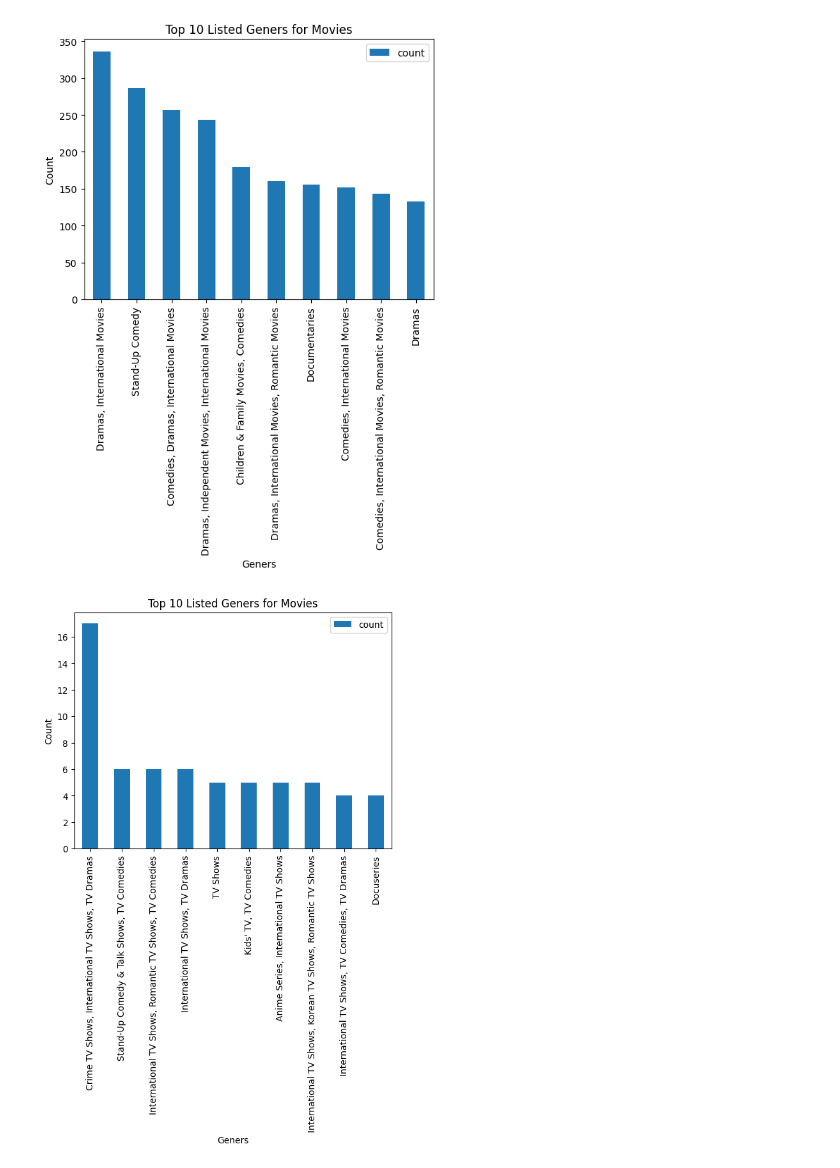
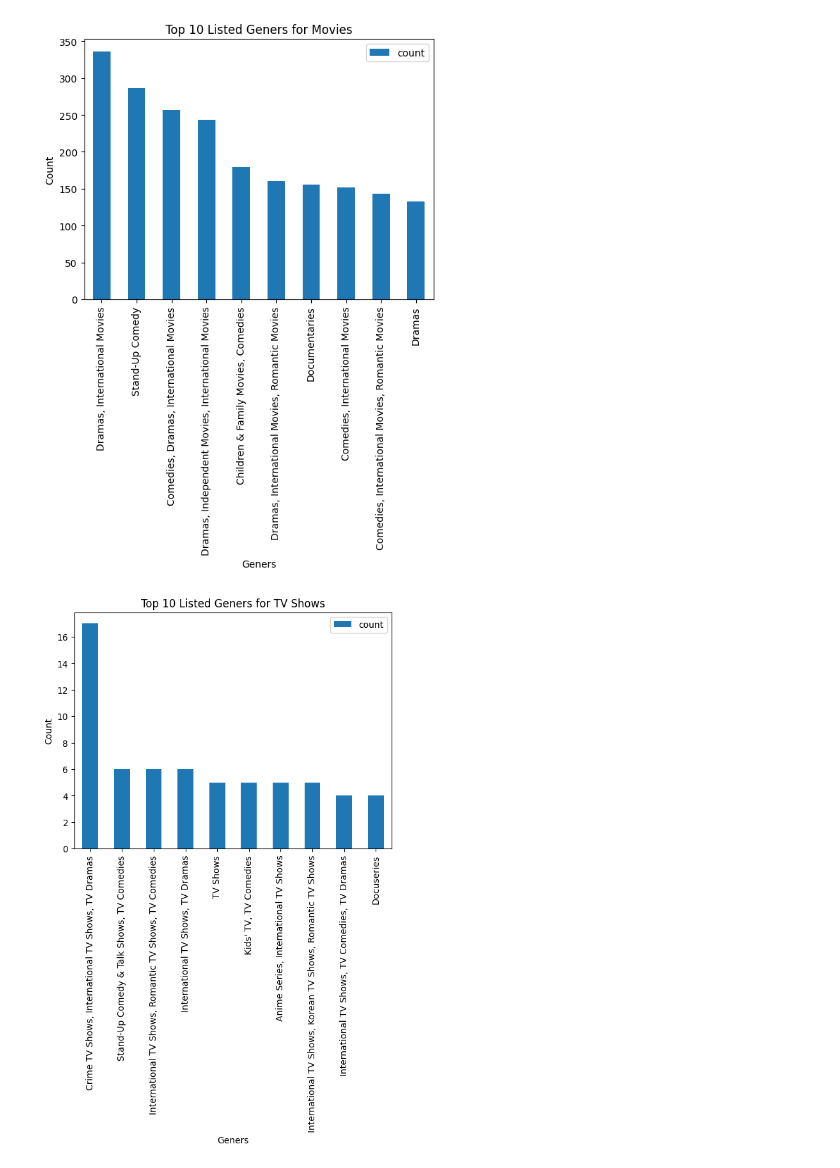
Before and after one commit to Gdyczko/Netflix-Movies-and-TV-Shows, a Jupyter notebook: Netflix_Movies_and_TV_Shows.ipynb, the cells around one changed output. Cells and saved outputs as stored; diff of their text form; code cells hidden in the pictures.

```diff
--- a/Netflix_Movies_and_TV_Shows.ipynb
+++ b/Netflix_Movies_and_TV_Shows.ipynb
@@ -599,9 +599,9 @@ plt.show()
 # %%
 # Visualization top 10 listed geners for TV Shows
 top_10_tv_shows_listed_in.plot(x='listed_in', y='count', kind='bar')
-plt.title("Top 10 Listed Geners for Movies")
+plt.title("Top 10 Listed Geners for TV Shows")
 plt.xlabel("Geners")
 plt.ylabel("Count")
 plt.show()
 # %% [output]
-[figure, old version]
+[figure, new version]
```
